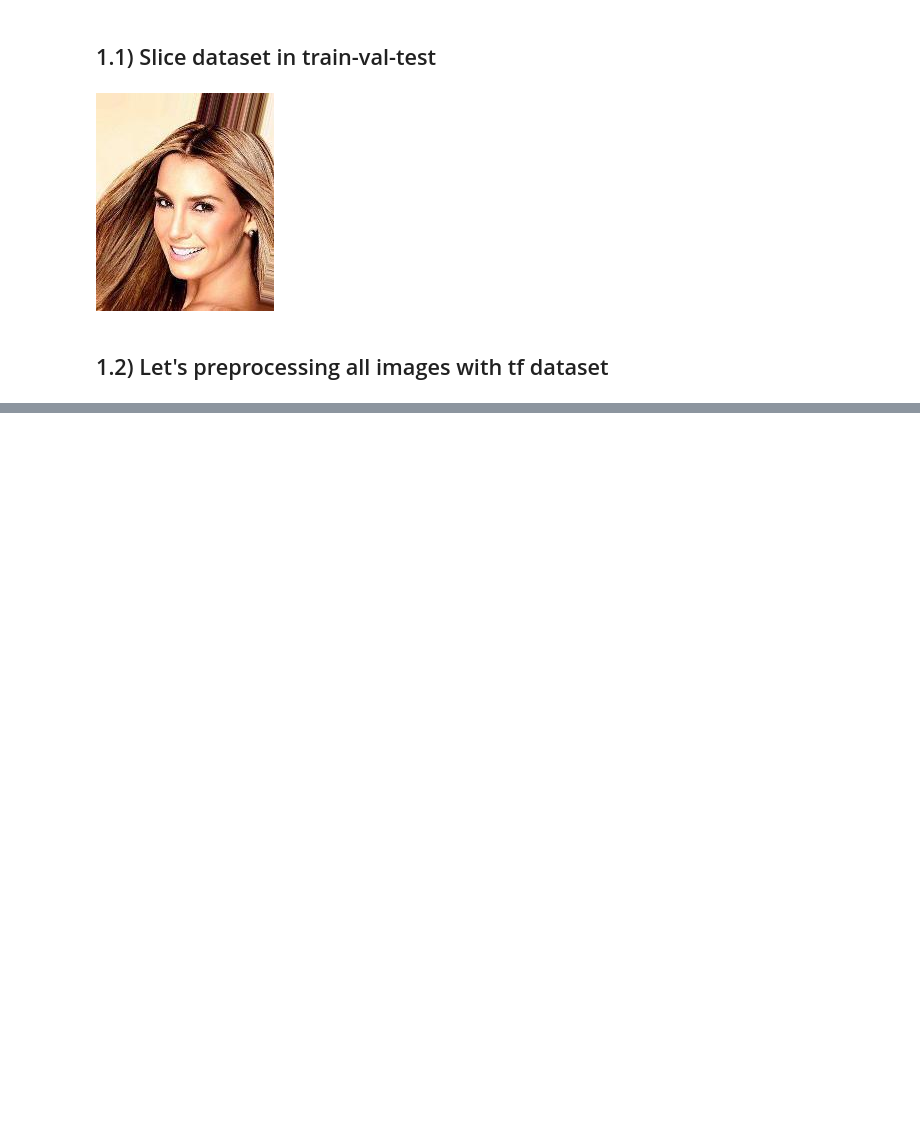
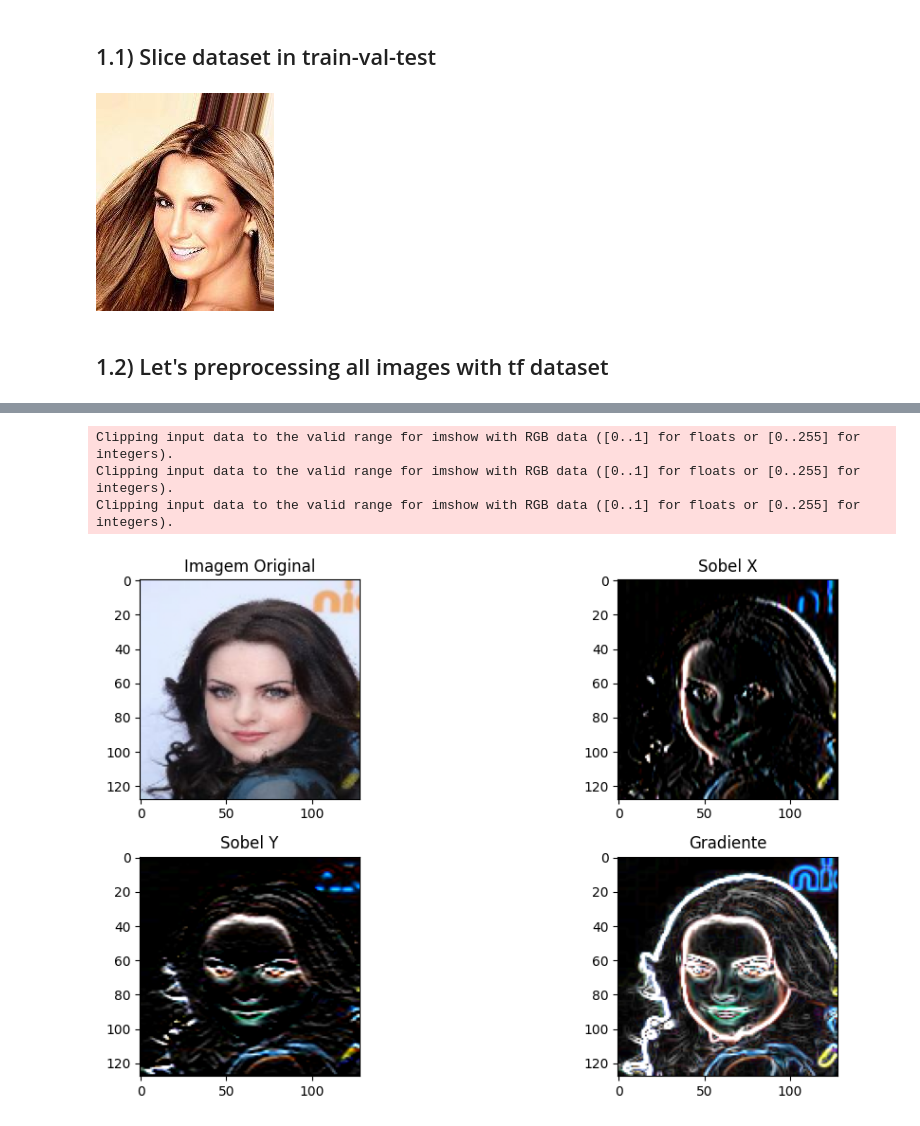
Before and after one commit to xValentim/DeepFakeLab, a Jupyter notebook: TrainingNeuralNetworks.ipynb, the cells around one changed output, grey strips where cells are left out. Saved outputs shown, nothing was run; the diff lists cells and outputs as text; code cells hidden in the pictures; blank space fills up the shorter version.

```diff
--- a/TrainingNeuralNetworks.ipynb
+++ b/TrainingNeuralNetworks.ipynb
@@ -213,0 +635,40 @@ for epoch in tqdm(range(30)):
+# %%
+sample = X_batch_1[0][0:1]
+reconstruction = variational_ae(sample)
+# %%
+# Aplicar filtro de Sobel
+# sobel_x = cv2.Sobel(sample.numpy(), cv2.CV_64F, 1, 0, ksize=3)
+# sobel_y = cv2.Sobel(sample.numpy(), cv2.CV_64F, 0, 1, ksize=3)
+sobel = tf.image.sobel_edges(sample)
+sobel_y = sobel[:, :, :, :, 0] # sobel in y-direction
+sobel_x = sobel[:, :, :, :, 1] # sobel in x-direction
+
+# Calcular o gradiente aproximado
+gradiente = tf.sqrt(sobel_x**2 + sobel_y**2)
+
+# Mostrar as imagens
+plt.figure(figsize=(12, 6))
+
+plt.subplot(2, 2, 1)
+plt.imshow(sample[0], cmap='gray')
+plt.title('Imagem Original')
+
+plt.subplot(2, 2, 2)
+plt.imshow(sobel_x[0], cmap='gray')
+plt.title('Sobel X')
+
+plt.subplot(2, 2, 3)
+plt.imshow(sobel_y[0], cmap='gray')
+plt.title('Sobel Y')
+
+plt.subplot(2, 2, 4)
+plt.imshow(gradiente[0], cmap='gray')
+plt.title('Gradiente')
+
+plt.tight_layout()
+plt.show()
+# %% [output]
+Clipping input data to the valid range for imshow with RGB data ([0..1] for floats or [0..255] for integers).
+Clipping input data to the valid range for imshow with RGB data ([0..1] for floats or [0..255] for integers).
+Clipping input data to the valid range for imshow with RGB data ([0..1] for floats or [0..255] for integers).
+[figure, added]
```
Also changed, not shown: parts of 31 cells of this notebook, 12 other files.
